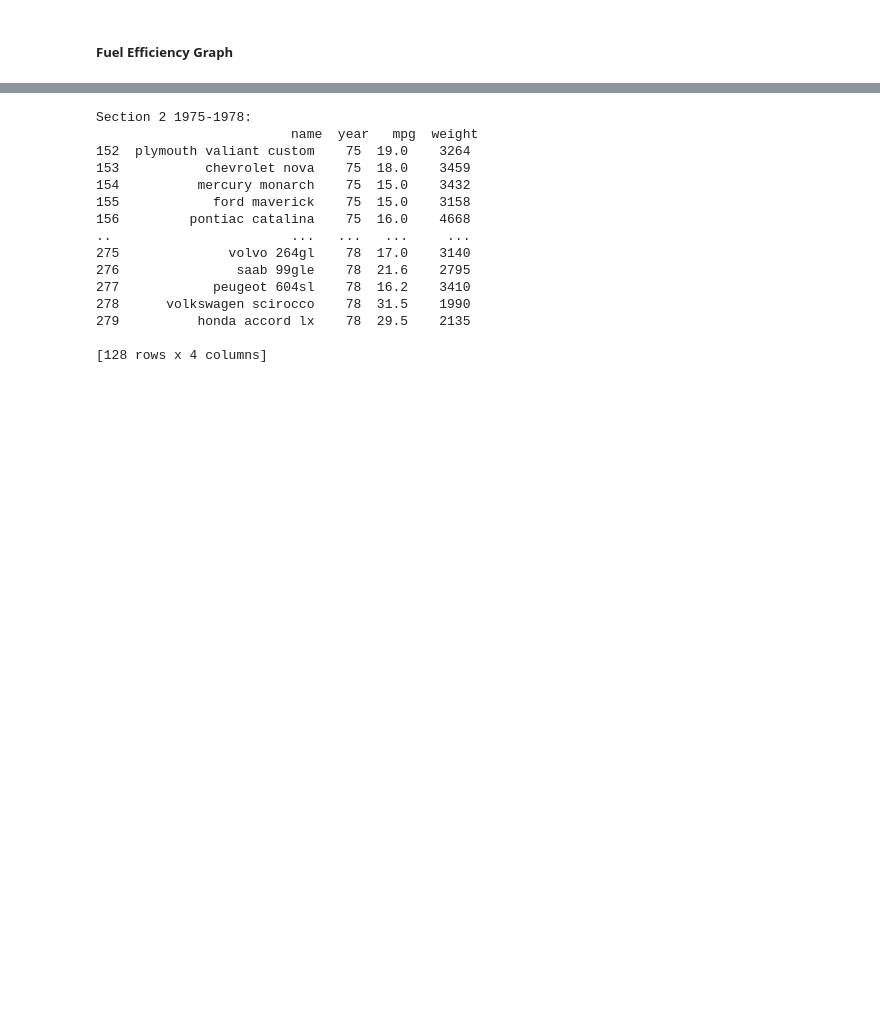
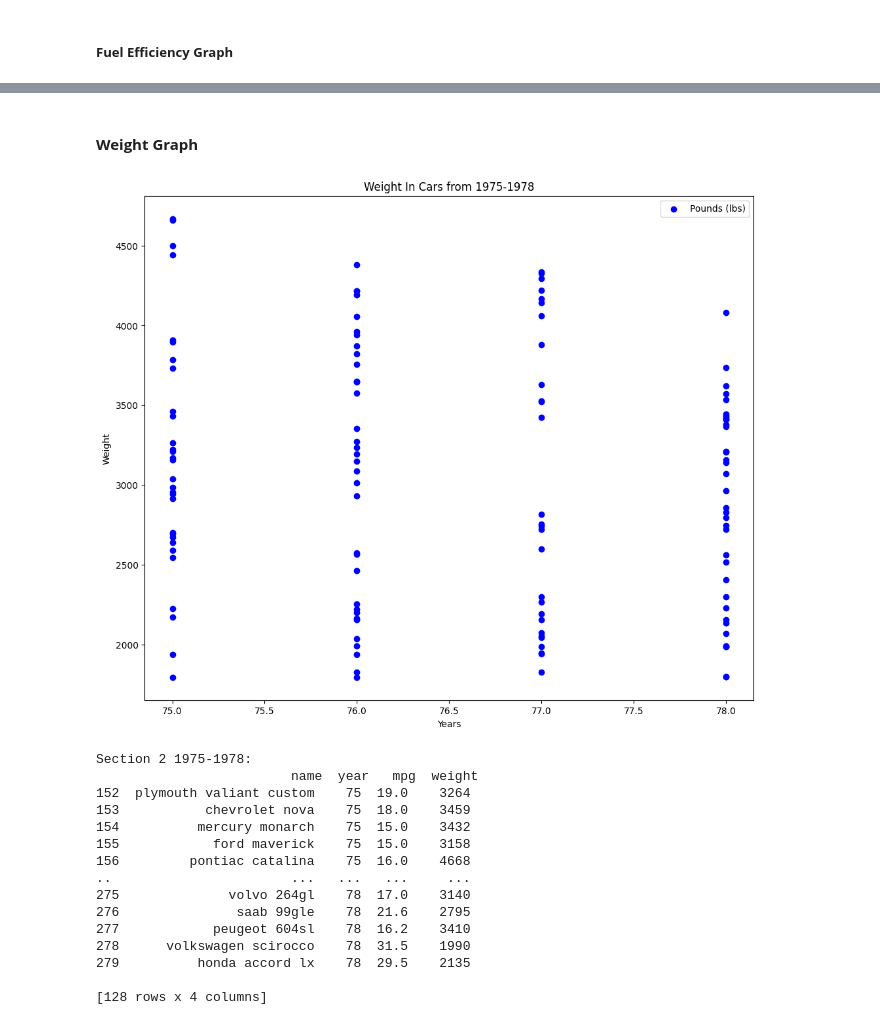
Before and after one commit to mleon0526/Fuel-Efficency-and-Weight-Cars-1970-1982, a Jupyter notebook: main.ipynb, the cells around one changed output, grey strips where cells are left out. Saved outputs shown, nothing was run; the diff lists cells and outputs as text; code cells hidden in the pictures; blank space fills up the shorter version.

```diff
--- a/main.ipynb
+++ b/main.ipynb
@@ -243,3 +257,16 @@ filtered_section_2 = section_2.loc[lambda df: (df["years"] >= 75) & (df["year"]
+# %% [markdown]
+#### **Weight Graph**
+# %%
+
+plt.figure(figsize=(12,10))
+plt.scatter(filtered_section_2["year"], filtered_section_2["weight"], color="blue", label="Pounds (lbs)")
+plt.xlabel("Years")
+plt.ylabel("Weight")
+plt.title("Weight In Cars from 1975-1978")
+plt.legend()
+plt.show()
+# %% [output]
+[figure, added]
 # %%
 section_2 = pd.DataFrame(auto_dataset)
 
```
Also changed, not shown: parts of 11 cells of this notebook.
